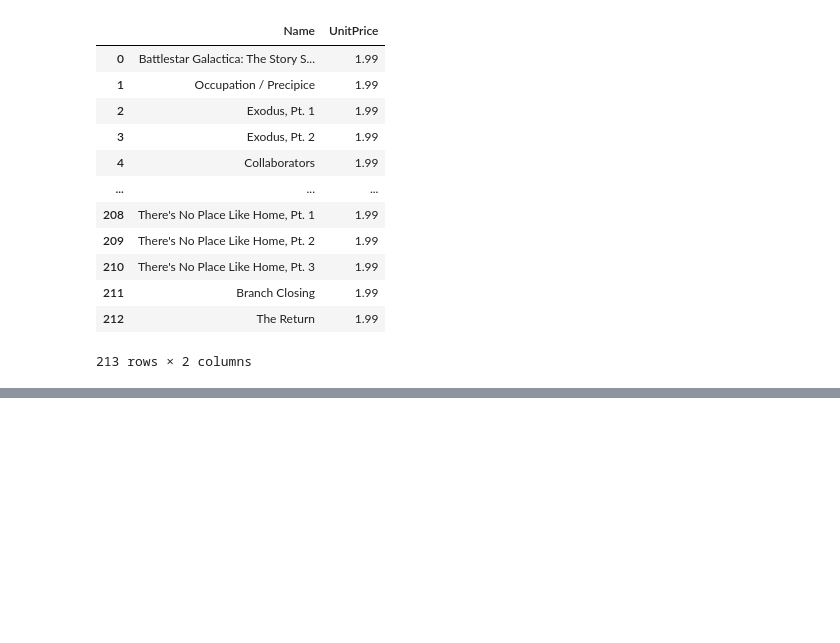
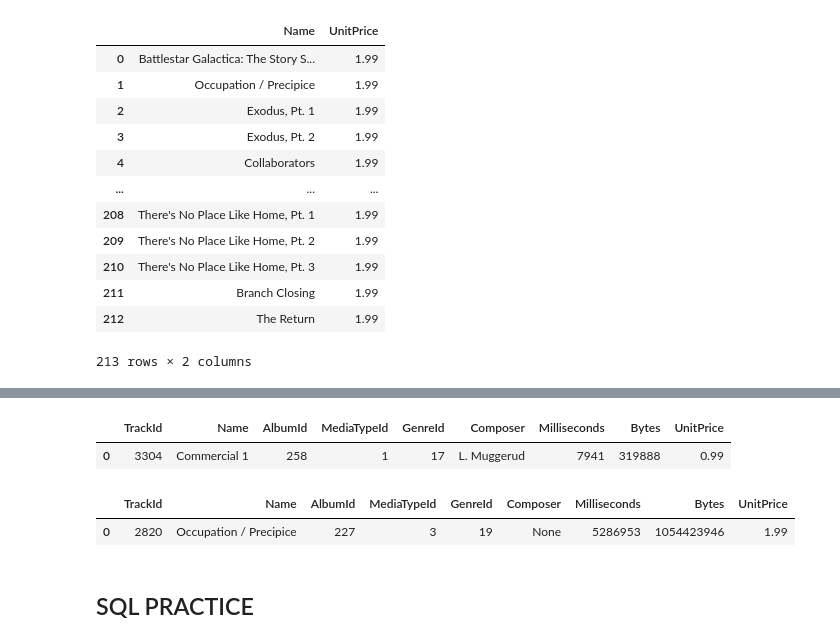
Before and after one commit to christophersoo/bdss-ws2526, a Jupyter notebook: week3/sql.ipynb, the cells around one changed output, grey strips where cells are left out. Saved outputs shown, nothing was run; the diff lists cells and outputs as text; code cells hidden in the pictures; blank space fills up the shorter version.

```diff
--- a/week3/sql.ipynb
+++ b/week3/sql.ipynb
@@ -248,0 +389,24 @@ df
+# %%
+# Example
+
+query = "SELECT * FROM Track"
+
+# This shows the 5-th smallest track in terms of bytes
+df = pd.read_sql(f"{query} ORDER BY Bytes ASC LIMIT 1 OFFSET 4;", conn)
+
+df
+# %% [output]
+|  | TrackId | Name | AlbumId | MediaTypeId | GenreId | Composer | Milliseconds | Bytes | UnitPrice |
+| 0 | 3304 | Commercial 1 | 258 | 1 | 17 | L. Muggerud | 7941 | 319888 | 0.99 |
+# %%
+query = "SELECT * FROM Track"
+
+# This shows the 2nd biggest track in terms of bytes
+df = pd.read_sql(f"{query} ORDER BY Bytes DESC LIMIT 1 OFFSET 1;", conn)
+
+df
+# %% [output]
+|  | TrackId | Name | AlbumId | MediaTypeId | GenreId | Composer | Milliseconds | Bytes | UnitPrice |
+| 0 | 2820 | Occupation / Precipice | 227 | 3 | 19 | None | 5286953 | 1054423946 | 1.99 |
+# %% [markdown]
+## SQL PRACTICE
```
Also changed, not shown: parts of 13 cells of this notebook.
